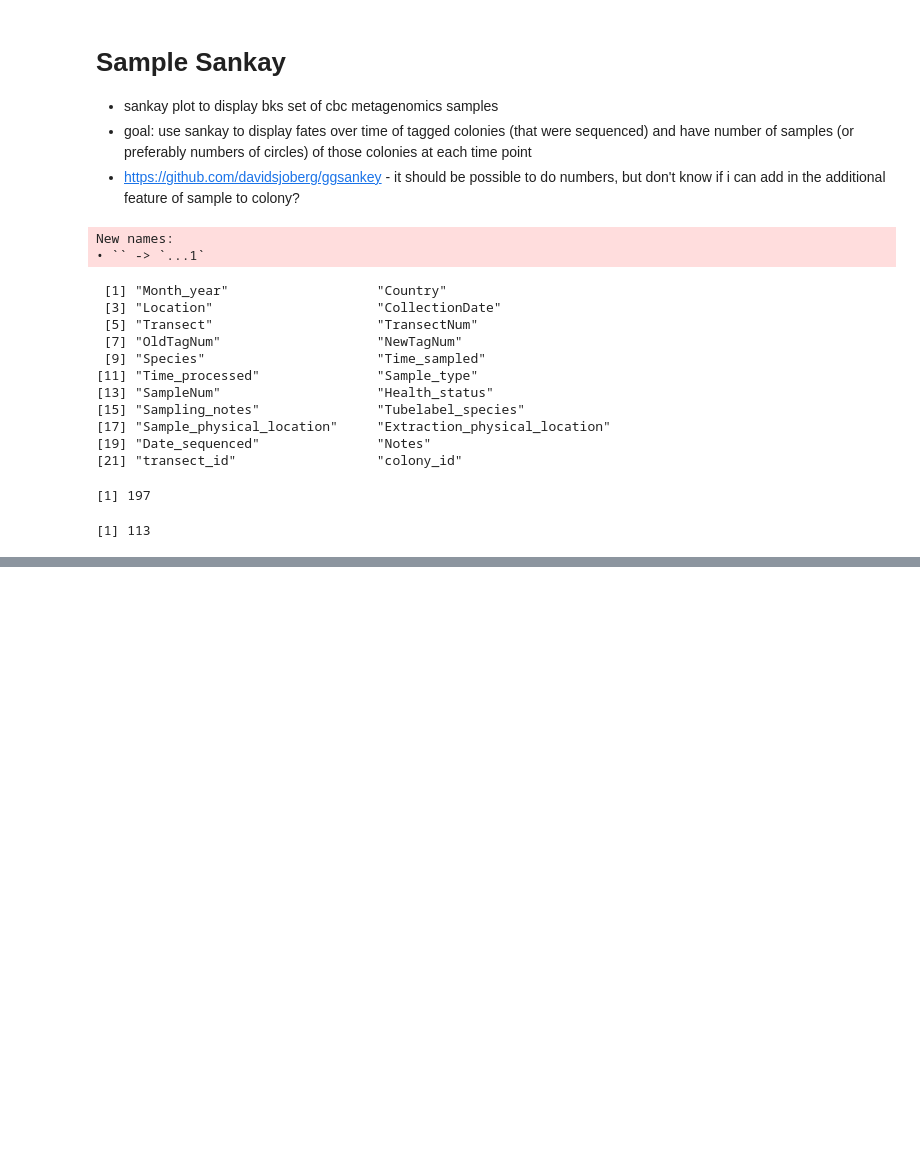
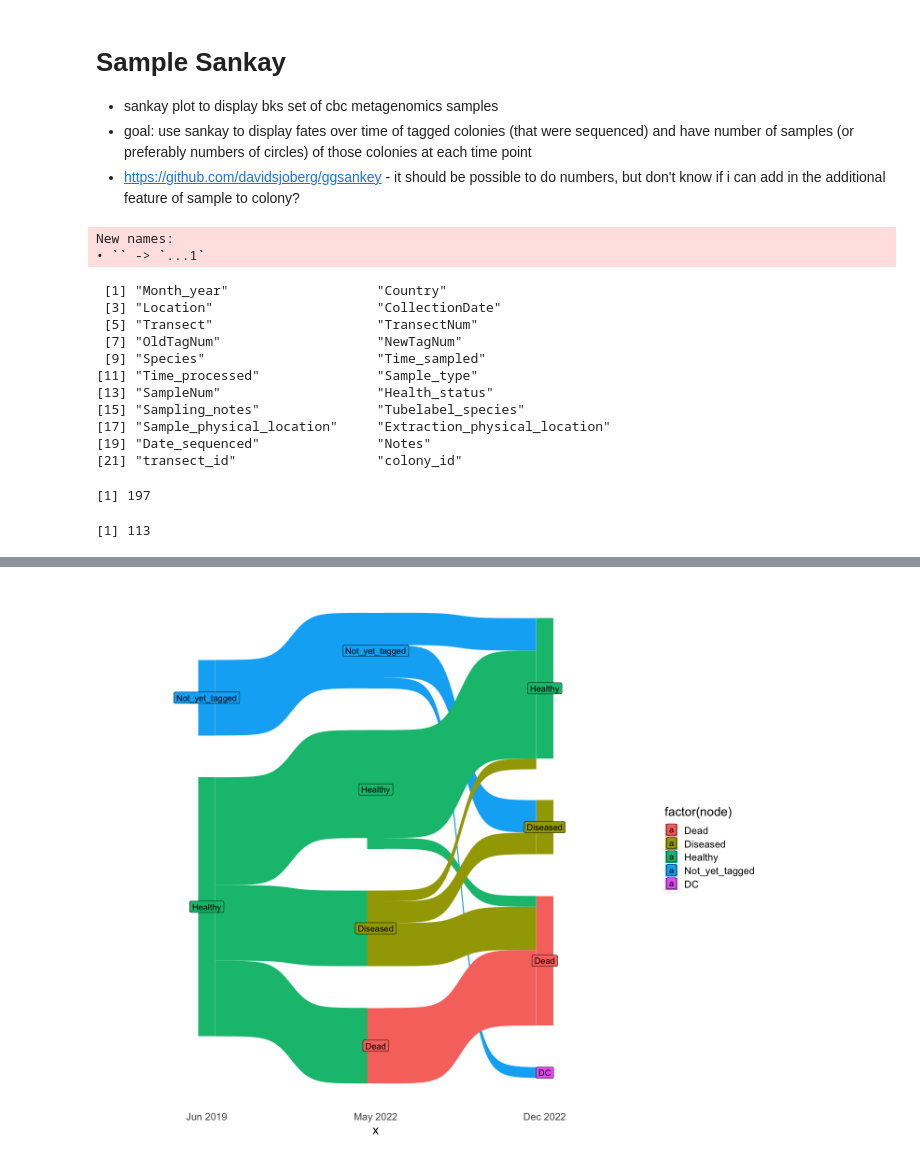
Before and after one commit to brookewicz/Code_notebook, a Jupyter notebook: data_summaries/SampleSankay.ipynb, the cells around one changed output, grey strips where cells are left out. Cells and saved outputs as stored; diff of their text form; code cells hidden in the pictures; blank space fills up the shorter version.

```diff
--- a/data_summaries/SampleSankay.ipynb
+++ b/data_summaries/SampleSankay.ipynb
@@ -270,0 +132,7 @@ for(current_Specie in specie_list) {
+# %%
+# if something dies, change dec condition to dead instead of not_visited
+colony <-colony %>%
+    mutate(`Dec 2022` = ifelse(
+        (`May 2022` == 'Dead') & (`Dec 2022` == "Not_Visited"),
+        'Dead',
+        `Dec 2022`))
@@ -282,0 +205,12 @@ A data.frame: 6 × 4
+# %%
+# change NA in earlier dates to not yet tagged (will need to apply this to the overall df if it works)
+sankey<-sankey %>%
+     # for early dates (in x), change na (in node) to Not_yet_tagged
+    mutate(node = if_else(
+        (is.na(node) & (x == 'May 2022' | x == 'Jun 2019')),
+        'Not_yet_tagged', node)) %>%
+
+    # and do the same for next_node when may 2022 in 'next_x'
+    mutate(next_node = if_else(
+        is.na(next_node) & (next_x == 'May 2022'),
+        'Not_yet_tagged', next_node))
@@ -282,0 +229,5 @@ A data.frame: 6 × 4
+# %%
+# test with 1 species first
+mcav <-sankey %>%
+    filter(species == 'MCAV')
+head(mcav)
@@ -282,0 +244,13 @@ A data.frame: 6 × 4
+# %%
+# plot simple first
+ggplot(mcav, aes(x = x,
+               next_x = next_x,
+               node = node,
+               next_node = next_node,
+               fill = factor(node),
+               label = node)) +
+  geom_sankey() +
+  geom_sankey_label() +
+  theme_sankey(base_size = 16)
+# %% [output]
+[figure, added]
```
Also changed, not shown: parts of 21 cells of this notebook, 7 other files.
